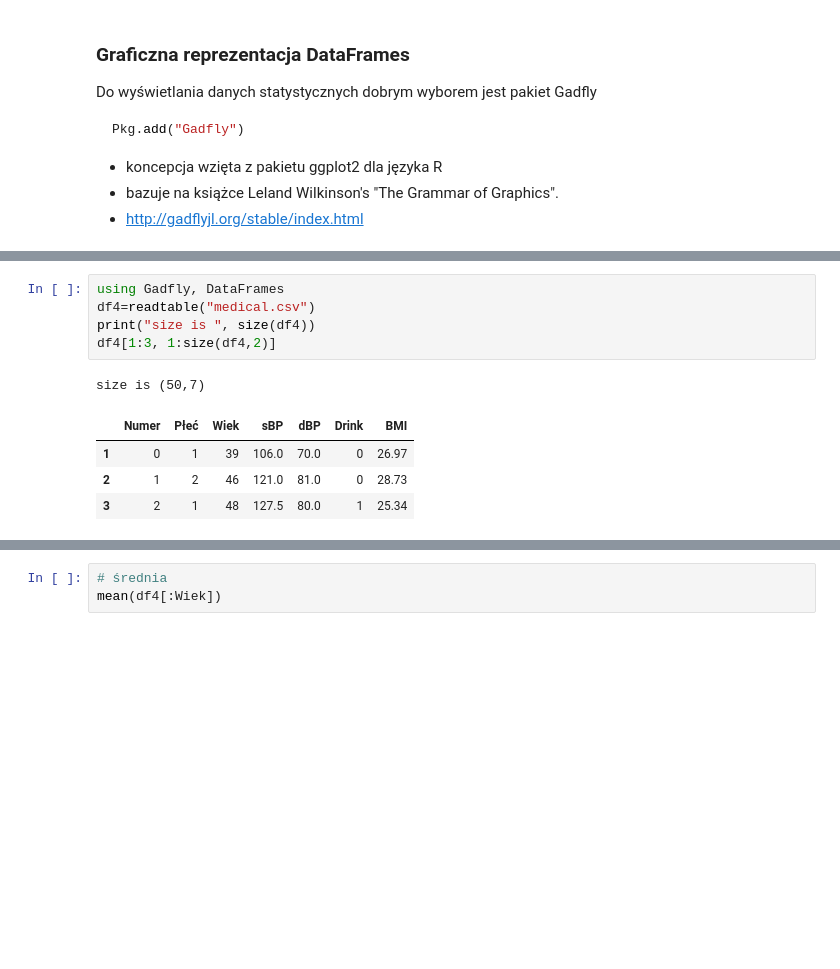
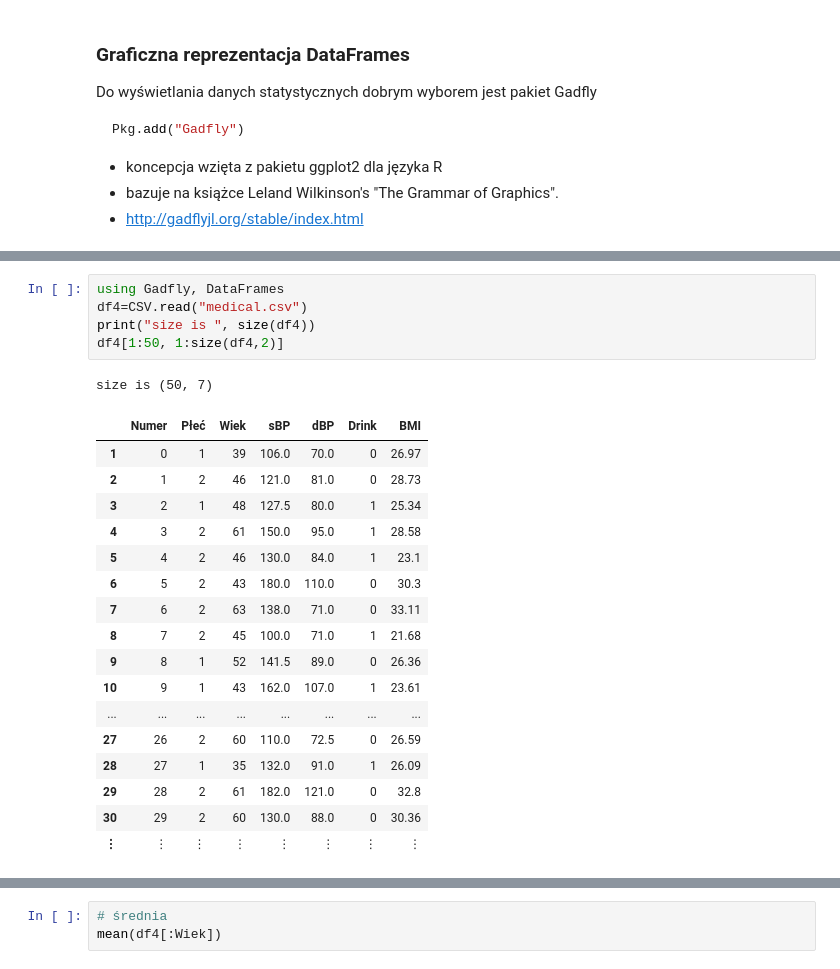
Before and after one commit to kzajac/kzajac.github.io, a Jupyter notebook: julia/lab4/DataAnal.ipynb, the cells around one changed output, grey strips where cells are left out. Cells and saved outputs as stored; diff of their text form; blank space fills up the shorter version.

```diff
--- a/julia/lab4/DataAnal.ipynb
+++ b/julia/lab4/DataAnal.ipynb
@@ -781,12 +915,25 @@ plot(mydata, x="quality" , Geom.histogram, Guide.title("Rozkład jakości win"))
 # %%
 using Gadfly, DataFrames
-df4=readtable("medical.csv")
+df4=CSV.read("medical.csv")
 print("size is ", size(df4))
-df4[1:3, 1:size(df4,2)]
+df4[1:50, 1:size(df4,2)]
 # %% [output]
-size is (50,7)
+size is (50, 7)
 |  | Numer | Płeć | Wiek | sBP | dBP | Drink | BMI |
 | 1 | 0 | 1 | 39 | 106.0 | 70.0 | 0 | 26.97 |
 | 2 | 1 | 2 | 46 | 121.0 | 81.0 | 0 | 28.73 |
 | 3 | 2 | 1 | 48 | 127.5 | 80.0 | 1 | 25.34 |
+| 4 | 3 | 2 | 61 | 150.0 | 95.0 | 1 | 28.58 |
+| 5 | 4 | 2 | 46 | 130.0 | 84.0 | 1 | 23.1 |
+| 6 | 5 | 2 | 43 | 180.0 | 110.0 | 0 | 30.3 |
+| 7 | 6 | 2 | 63 | 138.0 | 71.0 | 0 | 33.11 |
+| 8 | 7 | 2 | 45 | 100.0 | 71.0 | 1 | 21.68 |
+| 9 | 8 | 1 | 52 | 141.5 | 89.0 | 0 | 26.36 |
+| 10 | 9 | 1 | 43 | 162.0 | 107.0 | 1 | 23.61 |
+| ... | ... | ... | ... | ... | ... | ... | ... |
+| 27 | 26 | 2 | 60 | 110.0 | 72.5 | 0 | 26.59 |
+| 28 | 27 | 1 | 35 | 132.0 | 91.0 | 1 | 26.09 |
+| 29 | 28 | 2 | 61 | 182.0 | 121.0 | 0 | 32.8 |
+| 30 | 29 | 2 | 60 | 130.0 | 88.0 | 0 | 30.36 |
+| ⋮ | ⋮ | ⋮ | ⋮ | ⋮ | ⋮ | ⋮ | ⋮ |
 # %%
```
Also changed, not shown: parts of 98 cells of this notebook.
